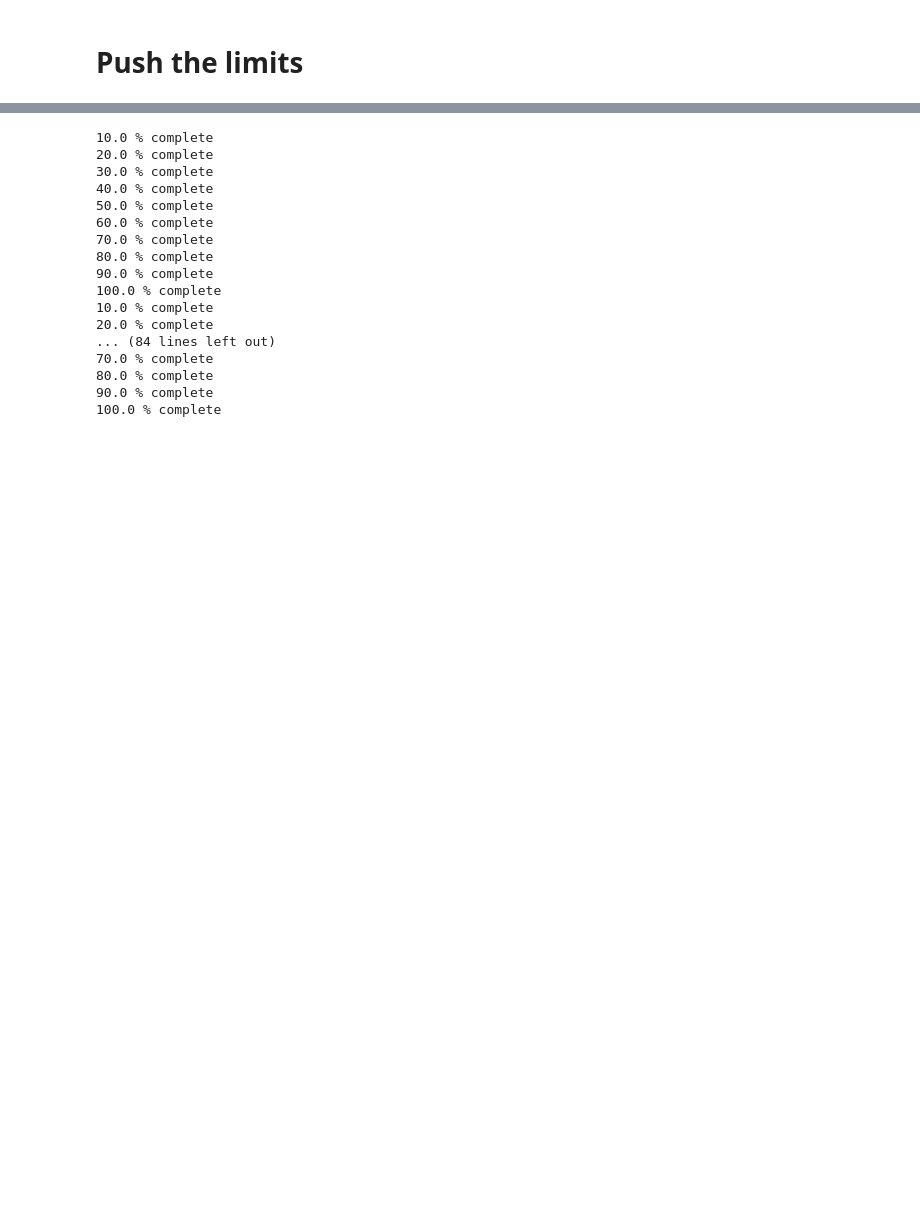
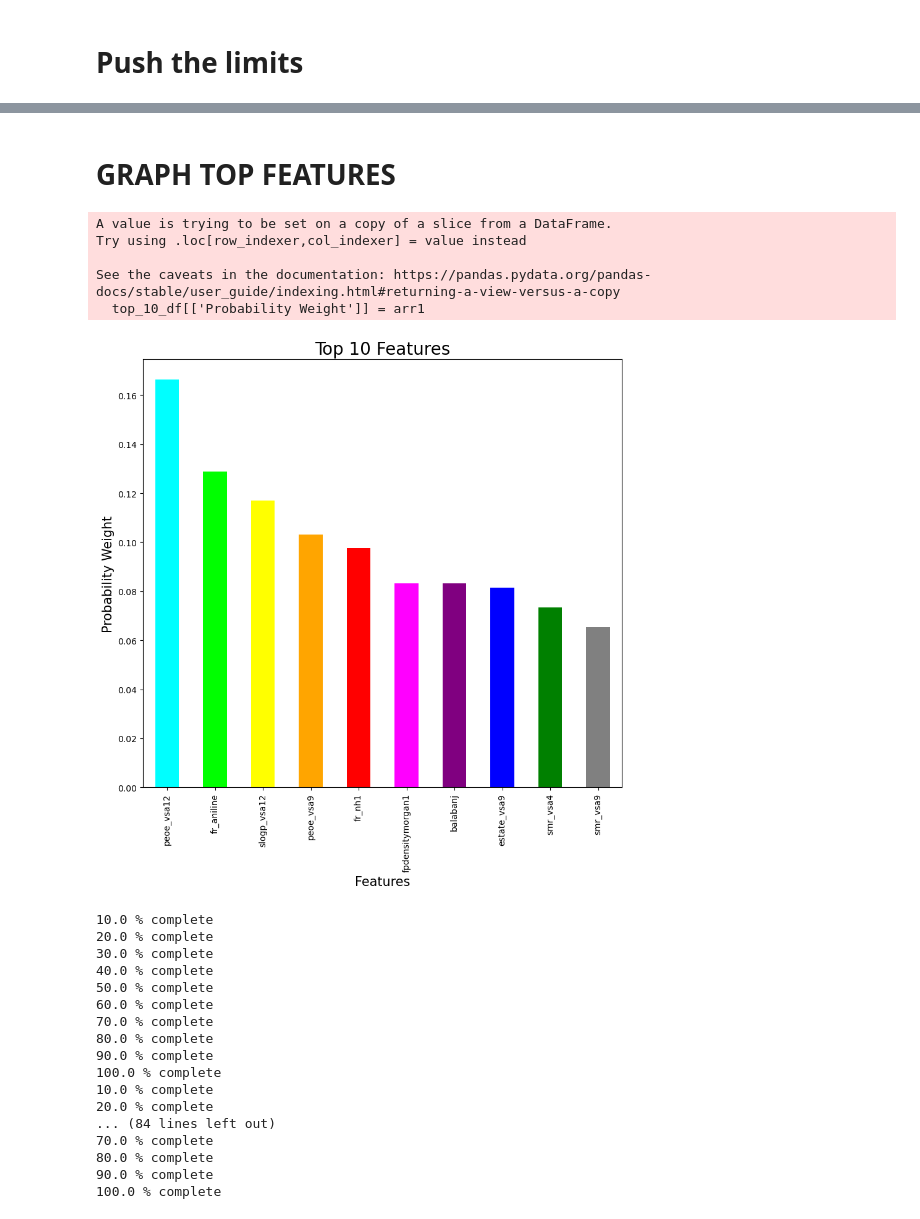
Before and after one commit to timothylindsey/Biola-Lawrence-Livermore-Project, a Jupyter notebook: Code/Feature Testing.ipynb, the cells around one changed output, grey strips where cells are left out. Saved outputs shown, nothing was run; the diff lists cells and outputs as text; code cells hidden in the pictures; blank space fills up the shorter version.

```diff
--- a/Code/Feature Testing.ipynb
+++ b/Code/Feature Testing.ipynb
@@ -313,3 +342,29 @@ ax[0].set_ylabel("Accuracy", fontsize = 20)
+# %% [markdown]
+# GRAPH TOP FEATURES
+# %%
+#fig, ax1 = plt.subplots(1, figsize=(10,12))
+
+top_10_df = results_df.head(10)
+top_10_df[['Probability Weight']] = top_10_df[['Probability Weight']].apply(pd.to_numeric)
+arr1 = top_10_df['Probability Weight'].values / top_10_df['Probability Weight'].values.min()
+arr1 = arr1 / arr1.sum()
+top_10_df[['Probability Weight']] = arr1
+
+ax1 = top_10_df.plot(x="Feature", y="Probability Weight", kind="bar", figsize=(10, 9),
+               color=["cyan", "lime", "yellow", "orange", "red", "magenta", "purple", "blue", "green", "grey"],
+              title='Top 10 Features', ylabel='Probability Weight',legend=False,fontsize=10)
+
+ax1.set_xlabel("Features", fontsize = 15)
+ax1.set_ylabel("Probability Weight", fontsize = 15)
+ax1.set_title(label='Top 10 Features', fontsize = 20)
+plt.savefig("../Figures/Top10Features.jpg", bbox_inches='tight')
+# %% [output]
+A value is trying to be set on a copy of a slice from a DataFrame.
+Try using .loc[row_indexer,col_indexer] = value instead
+
+See the caveats in the documentation: https://pandas.pydata.org/pandas-docs/stable/user_guide/indexing.html#returning-a-view-versus-a-copy
+  top_10_df[['Probability Weight']] = arr1
+[figure, added]
 # %%
 test_in_acc = []
 test_out_acc = []
```
Also changed, not shown: parts of 7 cells of this notebook, 2 other files.
